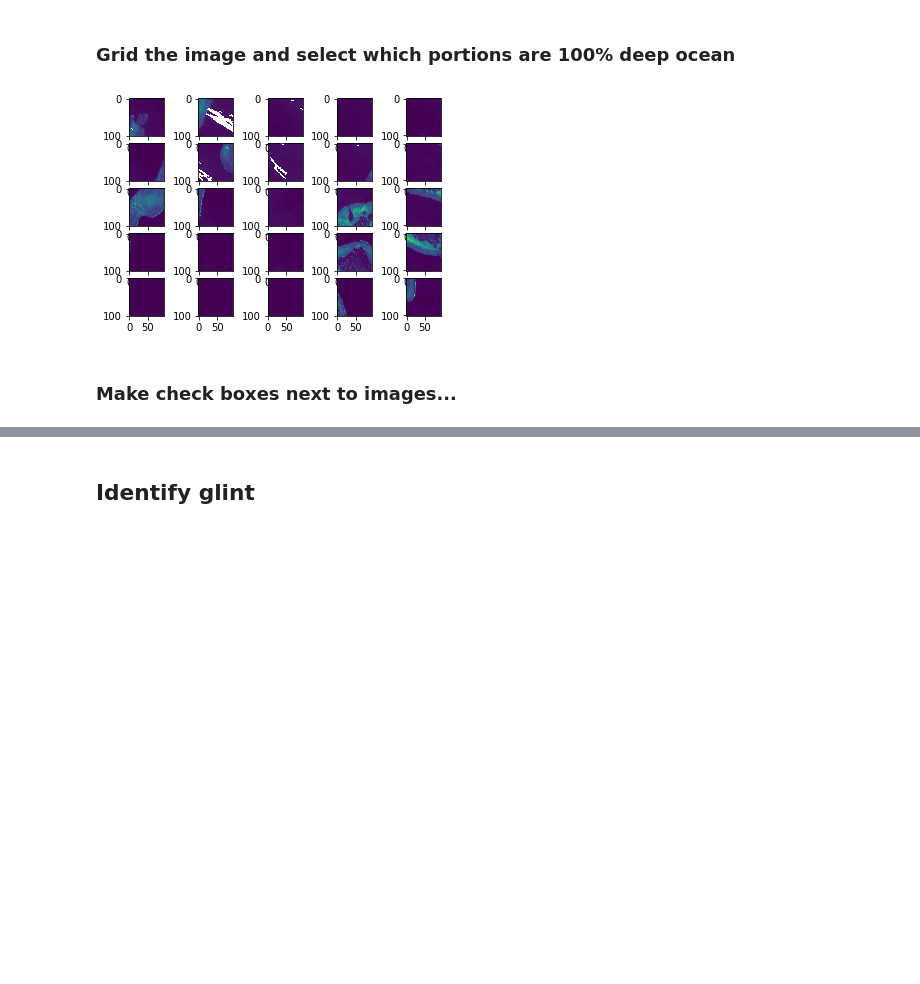
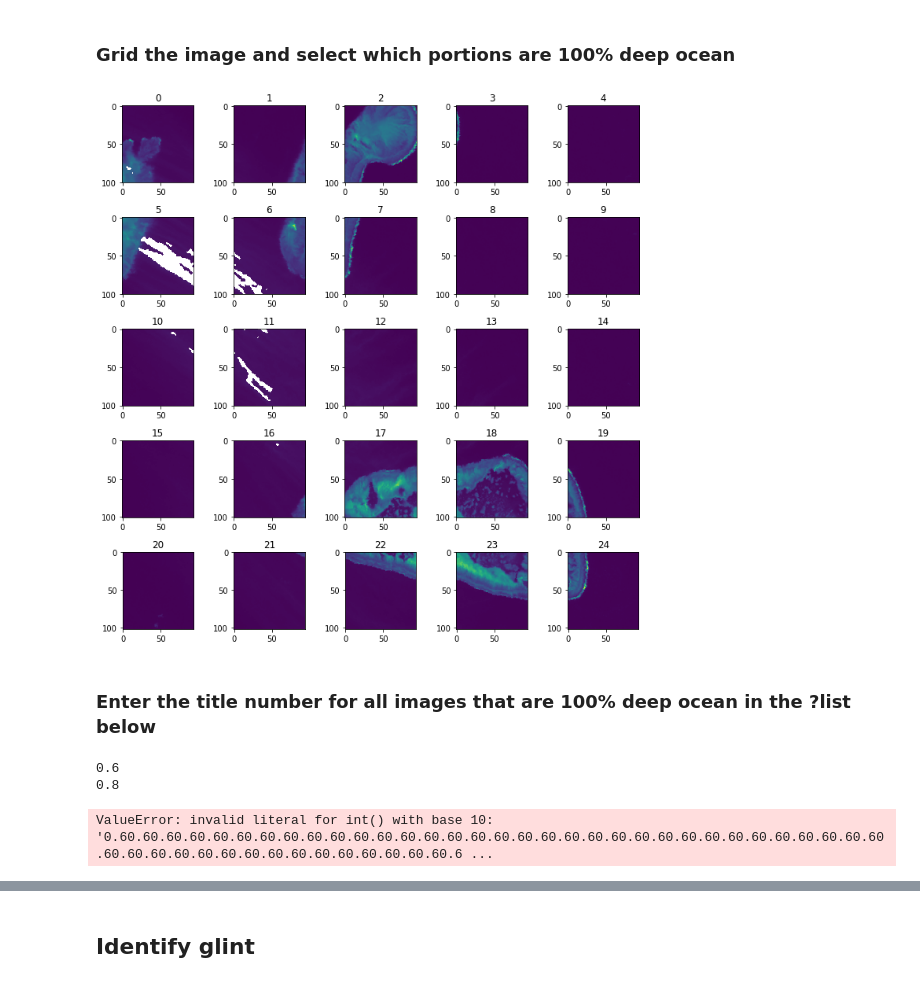
Before and after one commit to taslandcover/dea-notebooks, a Jupyter notebook: Glint/Sun_glint_correction.ipynb, the cells around one changed output, grey strips where cells are left out. Cells and saved outputs as stored; diff of their text form; code cells hidden in the pictures; blank space fills up the shorter version.

```diff
--- a/Glint/Sun_glint_correction.ipynb
+++ b/Glint/Sun_glint_correction.ipynb
@@ -444,3 +441,20 @@ imshow(red.isel(time=image).where(raster_deep_water_area > 0))
 ## Subplot method
 # %% [markdown]
 ### Grid the image and select which portions are 100% deep ocean
+# %%
+# Written with lots of help from Imam!
+
+pixels_in_x = red.shape[2]
+pixels_in_y = red.shape[1]
+
+plt.figure(figsize = (10,10))
+for i in range(5):
+    for j in range(5):
+        plt.subplot(5, 5, i * 5 + j + 1)
+        plt.title(i * 5 + j)
+        break_up_plot(red, j * 0.2, i * 0.2)
+plt.tight_layout()
+# %% [output]
+[figure, added]
+# %% [markdown]
+### Enter the title number for all images that are 100% deep ocean in the ?list below
@@ -447,19 +463,25 @@ imshow(red.isel(time=image).where(raster_deep_water_area > 0))
+# %%
+def round_down(num, divisor):
+    return num - (num%divisor)
+
+i = ("%.1f" % ((deep_ocean_areas - round_down(deep_ocean_areas,5))/5))
+print (i)
+
+j = round_down(deep_ocean_areas,5) / 25
+print (j)
+# %% [output]
+0.6
+0.8
 # %%
-pixels_in_x = red.shape[2]
-pixels_in_y = red.shape[1]
+#fff
 
-def break_up_plot(array,a,b):
-    """function for doing an imshow thngy
+def deep_ocean_data(array,a,b):
+    """function for doing an thing
     a = minimun x value for subplot, b = minimum y value for subplot """
-    imshow(array.isel(x=slice((int (a*pixels_in_x)),(int ((a + 0.2)*pixels_in_x))),
-                                y=slice(int (b*pixels_in_y),(int ((b + 0.2)*pixels_in_y))), time=image) ,
-       vmin=np.min(array.isel(time=image)), vmax=np.max(array.isel(time=image)))
+    print (np.hstack(array.isel(x=slice((int (a*pixels_in_x)),(int ((a + 0.2)*pixels_in_x))),
+                                y=slice(int (b*pixels_in_y),(int ((b + 0.2)*pixels_in_y))), time=image)))
 
-for i in range(5):
-    for j in range(5):
-        plt.subplot(5, 5, i * 5 + j + 1)
-        break_up_plot(red, i * 0.2, j * 0.2)
+
+deep_ocean_data(nir,i,j)
 # %% [output]
-[figure, removed]
+ValueError: invalid literal for int() with base 10: '0.60.60.60.60.60.60.60.60.60.60.60.60.60.60.60.60.60.60.60.60.60.60.60.60.60.60.60.60.60.60.60.60.60.60.60.60.60.60.60.60.60.60.60.60.60.60.60.60.6 ...
-# %% [markdown]
-### Make check boxes next to images...
```
Also changed, not shown: parts of 4 cells of this notebook.
